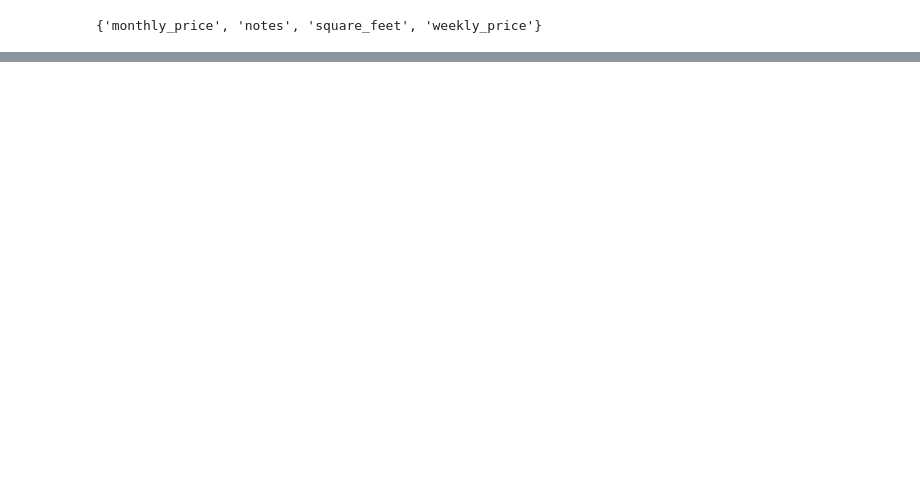
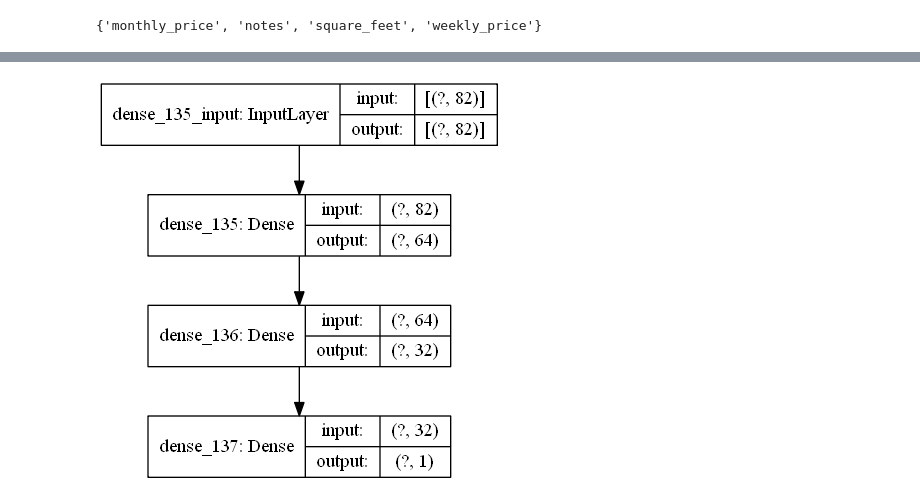
Before and after one commit to anmarphy/Airbnb-Deep-Learning-Pricing-Model, a Jupyter notebook: NeuronalNetwork.ipynb, the cells around one changed output, grey strips where cells are left out. Cells and saved outputs as stored; diff of their text form; code cells hidden in the pictures; blank space fills up the shorter version.

```diff
--- a/NeuronalNetwork.ipynb
+++ b/NeuronalNetwork.ipynb
@@ -230,0 +200,3 @@ Name: extra_people, Length: 3818, dtype: float64
+# %%
+train_dataset = dataset.sample(frac=0.8,random_state=0)
+test_dataset = dataset.drop(train_dataset.index)
@@ -230,0 +236,3 @@ Name: extra_people, Length: 3818, dtype: float64
+# %%
+train_labels = train_dataset.pop('price')
+test_labels = test_dataset.pop('price')
@@ -230,0 +261,16 @@ Name: extra_people, Length: 3818, dtype: float64
+# %%
+def build_model():
+  model = keras.Sequential([
+    layers.Dense(64, activation='relu', input_shape=[len(train_dataset.keys())]),
+    layers.Dense(32, activation='relu'),
+    layers.Dense(1)
+  ])
+
+  optimizer=Adam(0.1)#Revisar, ensayar Adam
+
+  model.compile(loss='mse',
+                optimizer=optimizer,
+                metrics=['mae', 'mse'])
+  return model
+# %%
+model = build_model()
@@ -230,0 +294,4 @@ Name: extra_people, Length: 3818, dtype: float64
+# %%
+plot_model(model, to_file='regresion_model_keras.png', show_shapes=True)
+# %% [output]
+[figure, added]
```
Also changed, not shown: parts of 61 cells of this notebook.
